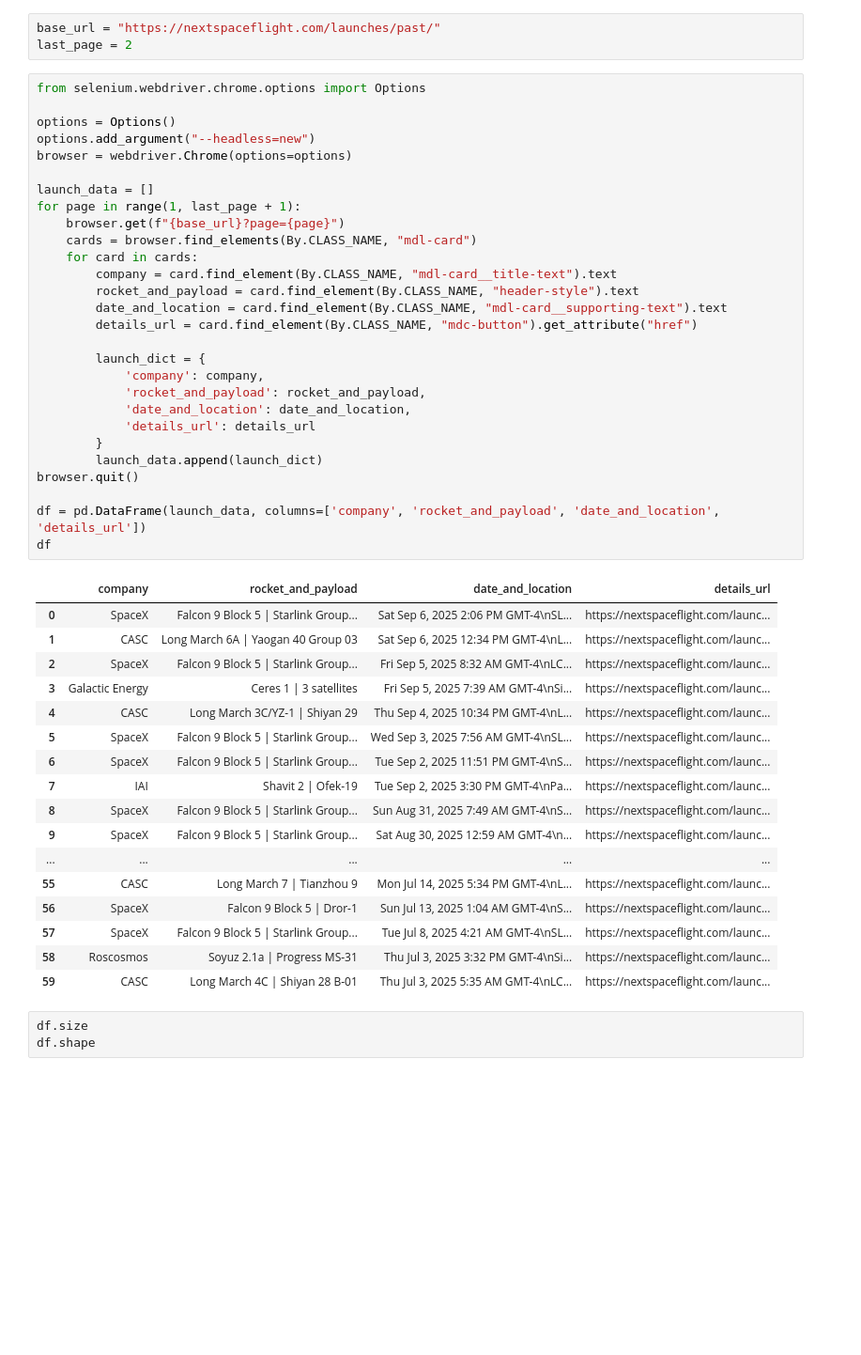
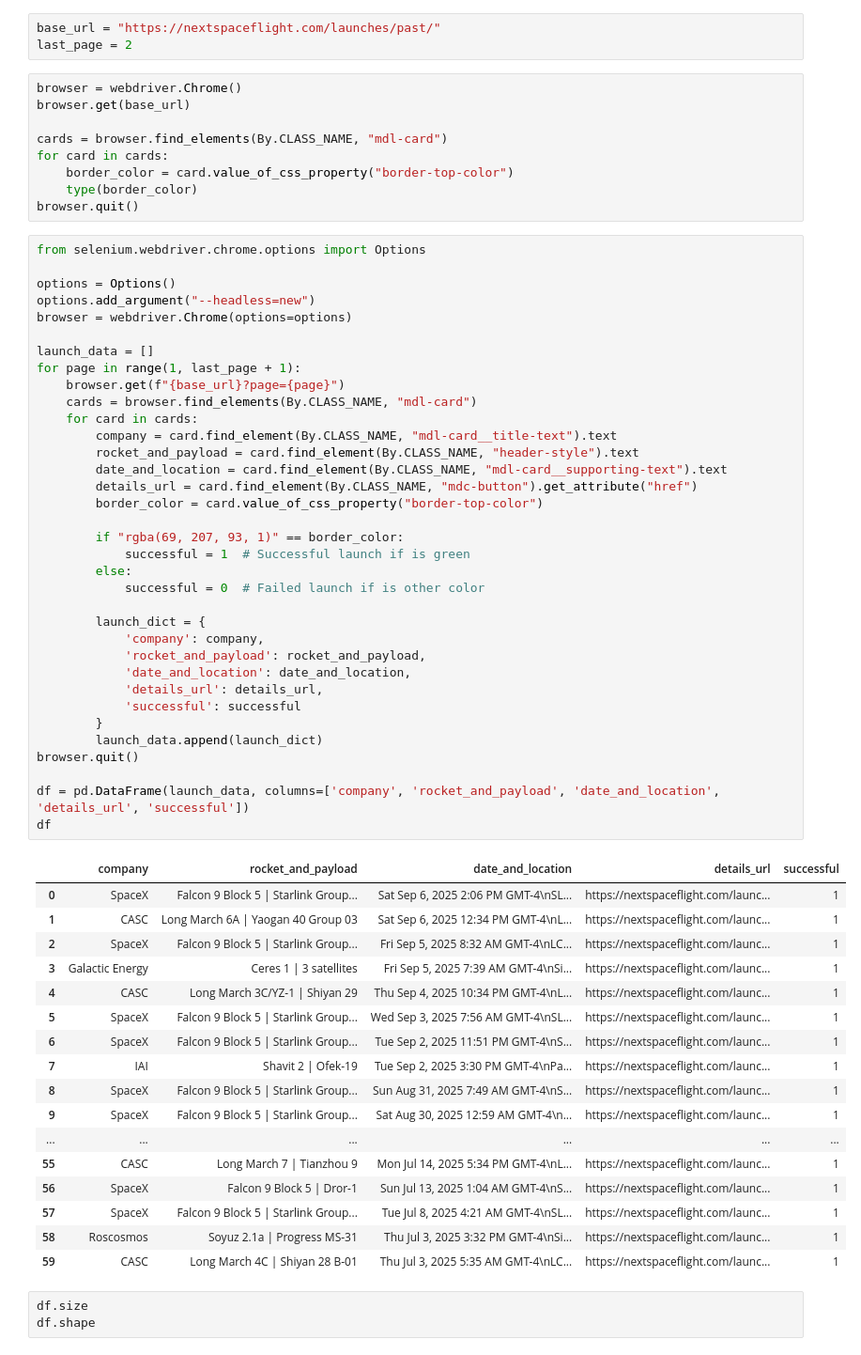
Before and after one commit to BaljeetTM/Tarea1_dataScience, a Jupyter notebook: Tarea1.ipynb, the cells around one changed output. Shown: that part at 94% size. Drawn from its saved outputs; the diff is of its cells as text; blank space fills up the shorter version.

Commit message:
Add successful launch indicator and web scraping enhancements
- Implemented web scraping to determine the success of launches based on border color.
- Added a new column 'successful' to the launch data DataFrame to indicate if a launch was successful (1) or failed (0).
- Updated the HTML table generation to include the 'successful' column.
- Adjusted the execution count for the relevant code cells.

```diff
--- a/Tarea1.ipynb
+++ b/Tarea1.ipynb
@@ -6,52 +6,68 @@ import matplotlib.pyplot as plt
 # %%
 base_url = "https://nextspaceflight.com/launches/past/"
 last_page = 2
+# %%
+browser = webdriver.Chrome()
+browser.get(base_url)
+
+cards = browser.find_elements(By.CLASS_NAME, "mdl-card")
+for card in cards:
+    border_color = card.value_of_css_property("border-top-color")
+    type(border_color)
+browser.quit()
 # %%
 from selenium.webdriver.chrome.options import Options
 
 options = Options()
 options.add_argument("--headless=new")
 browser = webdriver.Chrome(options=options)
 
 launch_data = []
 for page in range(1, last_page + 1):
     browser.get(f"{base_url}?page={page}")
     cards = browser.find_elements(By.CLASS_NAME, "mdl-card")
     for card in cards:
         company = card.find_element(By.CLASS_NAME, "mdl-card__title-text").text
         rocket_and_payload = card.find_element(By.CLASS_NAME, "header-style").text
         date_and_location = card.find_element(By.CLASS_NAME, "mdl-card__supporting-text").text
         details_url = card.find_element(By.CLASS_NAME, "mdc-button").get_attribute("href")
+        border_color = card.value_of_css_property("border-top-color")
+
+        if "rgba(69, 207, 93, 1)" == border_color:
+            successful = 1  # Successful launch if is green
+        else:
+            successful = 0  # Failed launch if is other color
 
         launch_dict = {
             'company': company,
             'rocket_and_payload': rocket_and_payload,
             'date_and_location': date_and_location,
-            'details_url': details_url
+            'details_url': details_url,
+            'successful': successful
         }
         launch_data.append(launch_dict)
 browser.quit()
 
-df = pd.DataFrame(launch_data, columns=['company', 'rocket_and_payload', 'date_and_location', 'details_url'])
+df = pd.DataFrame(launch_data, columns=['company', 'rocket_and_payload', 'date_and_location', 'details_url', 'successful'])
 df
 # %% [output]
-|  | company | rocket_and_payload | date_and_location | details_url |
-| 0 | SpaceX | Falcon 9 Block 5 | Starlink Group... | Sat Sep 6, 2025 2:06 PM GMT-4\nSL... | https://nextspaceflight.com/launc... |
-| 1 | CASC | Long March 6A | Yaogan 40 Group 03 | Sat Sep 6, 2025 12:34 PM GMT-4\nL... | https://nextspaceflight.com/launc... |
-| 2 | SpaceX | Falcon 9 Block 5 | Starlink Group... | Fri Sep 5, 2025 8:32 AM GMT-4\nLC... | https://nextspaceflight.com/launc... |
-| 3 | Galactic Energy | Ceres 1 | 3 satellites | Fri Sep 5, 2025 7:39 AM GMT-4\nSi... | https://nextspaceflight.com/launc... |
-| 4 | CASC | Long March 3C/YZ-1 | Shiyan 29 | Thu Sep 4, 2025 10:34 PM GMT-4\nL... | https://nextspaceflight.com/launc... |
-| 5 | SpaceX | Falcon 9 Block 5 | Starlink Group... | Wed Sep 3, 2025 7:56 AM GMT-4\nSL... | https://nextspaceflight.com/launc... |
-| 6 | SpaceX | Falcon 9 Block 5 | Starlink Group... | Tue Sep 2, 2025 11:51 PM GMT-4\nS... | https://nextspaceflight.com/launc... |
-| 7 | IAI | Shavit 2 | Ofek-19 | Tue Sep 2, 2025 3:30 PM GMT-4\nPa... | https://nextspaceflight.com/launc... |
-| 8 | SpaceX | Falcon 9 Block 5 | Starlink Group... | Sun Aug 31, 2025 7:49 AM GMT-4\nS... | https://nextspaceflight.com/launc... |
-| 9 | SpaceX | Falcon 9 Block 5 | Starlink Group... | Sat Aug 30, 2025 12:59 AM GMT-4\n... | https://nextspaceflight.com/launc... |
-| ... | ... | ... | ... | ... |
-| 55 | CASC | Long March 7 | Tianzhou 9 | Mon Jul 14, 2025 5:34 PM GMT-4\nL... | https://nextspaceflight.com/launc... |
-| 56 | SpaceX | Falcon 9 Block 5 | Dror-1 | Sun Jul 13, 2025 1:04 AM GMT-4\nS... | https://nextspaceflight.com/launc... |
-| 57 | SpaceX | Falcon 9 Block 5 | Starlink Group... | Tue Jul 8, 2025 4:21 AM GMT-4\nSL... | https://nextspaceflight.com/launc... |
-| 58 | Roscosmos | Soyuz 2.1a | Progress MS-31 | Thu Jul 3, 2025 3:32 PM GMT-4\nSi... | https://nextspaceflight.com/launc... |
-| 59 | CASC | Long March 4C | Shiyan 28 B-01 | Thu Jul 3, 2025 5:35 AM GMT-4\nLC... | https://nextspaceflight.com/launc... |
+|  | company | rocket_and_payload | date_and_location | details_url | successful |
+| 0 | SpaceX | Falcon 9 Block 5 | Starlink Group... | Sat Sep 6, 2025 2:06 PM GMT-4\nSL... | https://nextspaceflight.com/launc... | 1 |
+| 1 | CASC | Long March 6A | Yaogan 40 Group 03 | Sat Sep 6, 2025 12:34 PM GMT-4\nL... | https://nextspaceflight.com/launc... | 1 |
+| 2 | SpaceX | Falcon 9 Block 5 | Starlink Group... | Fri Sep 5, 2025 8:32 AM GMT-4\nLC... | https://nextspaceflight.com/launc... | 1 |
+| 3 | Galactic Energy | Ceres 1 | 3 satellites | Fri Sep 5, 2025 7:39 AM GMT-4\nSi... | https://nextspaceflight.com/launc... | 1 |
+| 4 | CASC | Long March 3C/YZ-1 | Shiyan 29 | Thu Sep 4, 2025 10:34 PM GMT-4\nL... | https://nextspaceflight.com/launc... | 1 |
+| 5 | SpaceX | Falcon 9 Block 5 | Starlink Group... | Wed Sep 3, 2025 7:56 AM GMT-4\nSL... | https://nextspaceflight.com/launc... | 1 |
+| 6 | SpaceX | Falcon 9 Block 5 | Starlink Group... | Tue Sep 2, 2025 11:51 PM GMT-4\nS... | https://nextspaceflight.com/launc... | 1 |
+| 7 | IAI | Shavit 2 | Ofek-19 | Tue Sep 2, 2025 3:30 PM GMT-4\nPa... | https://nextspaceflight.com/launc... | 1 |
+| 8 | SpaceX | Falcon 9 Block 5 | Starlink Group... | Sun Aug 31, 2025 7:49 AM GMT-4\nS... | https://nextspaceflight.com/launc... | 1 |
+| 9 | SpaceX | Falcon 9 Block 5 | Starlink Group... | Sat Aug 30, 2025 12:59 AM GMT-4\n... | https://nextspaceflight.com/launc... | 1 |
+| ... | ... | ... | ... | ... | ... |
+| 55 | CASC | Long March 7 | Tianzhou 9 | Mon Jul 14, 2025 5:34 PM GMT-4\nL... | https://nextspaceflight.com/launc... | 1 |
+| 56 | SpaceX | Falcon 9 Block 5 | Dror-1 | Sun Jul 13, 2025 1:04 AM GMT-4\nS... | https://nextspaceflight.com/launc... | 1 |
+| 57 | SpaceX | Falcon 9 Block 5 | Starlink Group... | Tue Jul 8, 2025 4:21 AM GMT-4\nSL... | https://nextspaceflight.com/launc... | 1 |
+| 58 | Roscosmos | Soyuz 2.1a | Progress MS-31 | Thu Jul 3, 2025 3:32 PM GMT-4\nSi... | https://nextspaceflight.com/launc... | 1 |
+| 59 | CASC | Long March 4C | Shiyan 28 B-01 | Thu Jul 3, 2025 5:35 AM GMT-4\nLC... | https://nextspaceflight.com/launc... | 1 |
 # %%
 df.size
 df.shape
```
